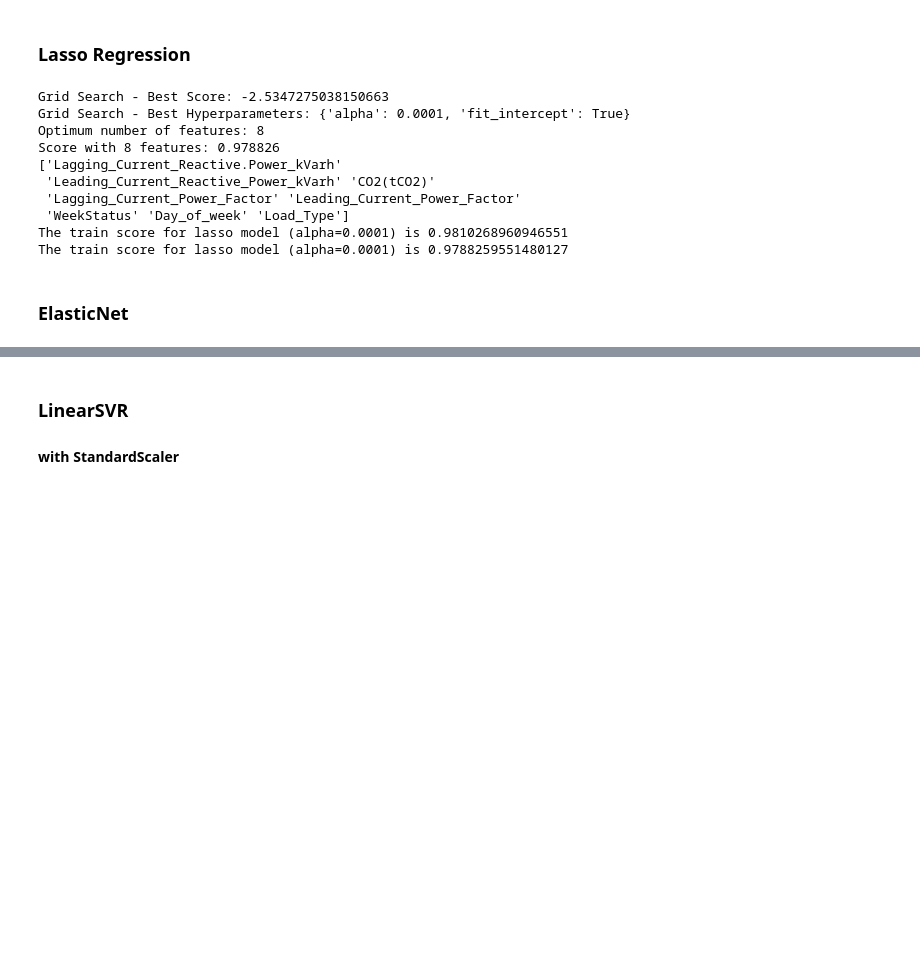
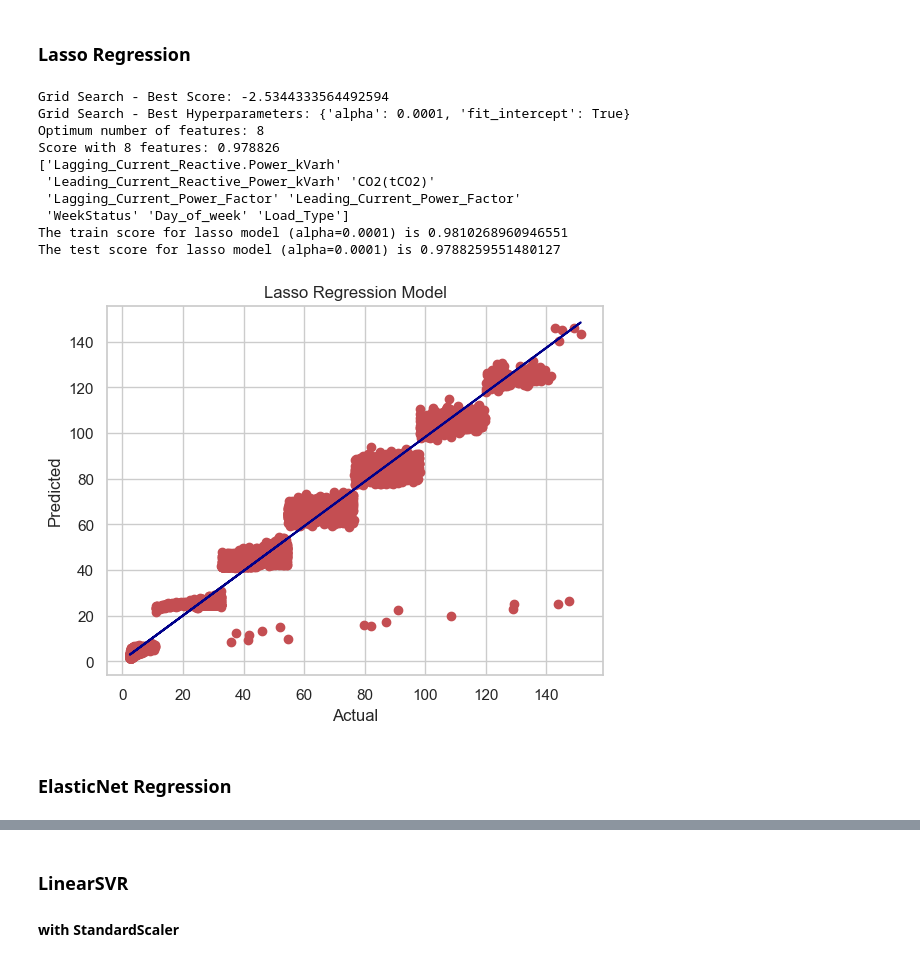
Before and after one commit to tea561/ML, a Jupyter notebook: Projekat1/proj1.ipynb, the cells around one changed output, grey strips where cells are left out. Cells and saved outputs as stored; diff of their text form; code cells hidden in the pictures; blank space fills up the shorter version.

```diff
--- a/Projekat1/proj1.ipynb
+++ b/Projekat1/proj1.ipynb
@@ -431,38 +658,46 @@ The train score for ridge model (alpha=0.0001) is 0.9788204516050691
 # %%
 model = Lasso()
 
 space = dict()
 space['alpha'] = [0.0001, 0.001, 0.01, 0.1, 1, 10]
 space['fit_intercept'] = [True, False]
 hyperparams_gridsearch = gridsearch(model, space)
 
 model.fit_intercept = hyperparams_gridsearch['fit_intercept']
 model.alpha = hyperparams_gridsearch['alpha']
 
 selected_features = rfe_method(model)
 
 features, target = selected_features, data['Usage_kWh']
 features_train, features_test, target_train, target_test = train_test_split(features, target, test_size=0.3, random_state=0)
 
 model.fit(features_train, target_train)
 train_score = model.score(features_train, target_train)
 test_score = model.score(features_test, target_test)
 
 print("The train score for lasso model (alpha=" + str(model.alpha) + ") is {}".format(train_score))
-print("The train score for lasso model (alpha=" + str(model.alpha) + ") is {}".format(test_score))
+print("The test score for lasso model (alpha=" + str(model.alpha) + ") is {}".format(test_score))
+
+training_score.append(train_score)
+testing_score.append(test_score)
+
+predicted = model.predict(features_test)
+
+visualize_model(target_test, predicted, "Lasso Regression Model")
 # %% [output]
-Grid Search - Best Score: -2.5347275038150663
+Grid Search - Best Score: -2.5344333564492594
 Grid Search - Best Hyperparameters: {'alpha': 0.0001, 'fit_intercept': True}
 Optimum number of features: 8
 Score with 8 features: 0.978826
 ['Lagging_Current_Reactive.Power_kVarh'
  'Leading_Current_Reactive_Power_kVarh' 'CO2(tCO2)'
  'Lagging_Current_Power_Factor' 'Leading_Current_Power_Factor'
  'WeekStatus' 'Day_of_week' 'Load_Type']
 The train score for lasso model (alpha=0.0001) is 0.9810268960946551
-The train score for lasso model (alpha=0.0001) is 0.9788259551480127
+The test score for lasso model (alpha=0.0001) is 0.9788259551480127
+[figure, added]
 # %% [markdown]
-<h3>ElasticNet</h3>
+<h3>ElasticNet Regression</h3>
 # %%
 model = ElasticNet()
 
```
Also changed, not shown: parts of 38 cells of this notebook.
